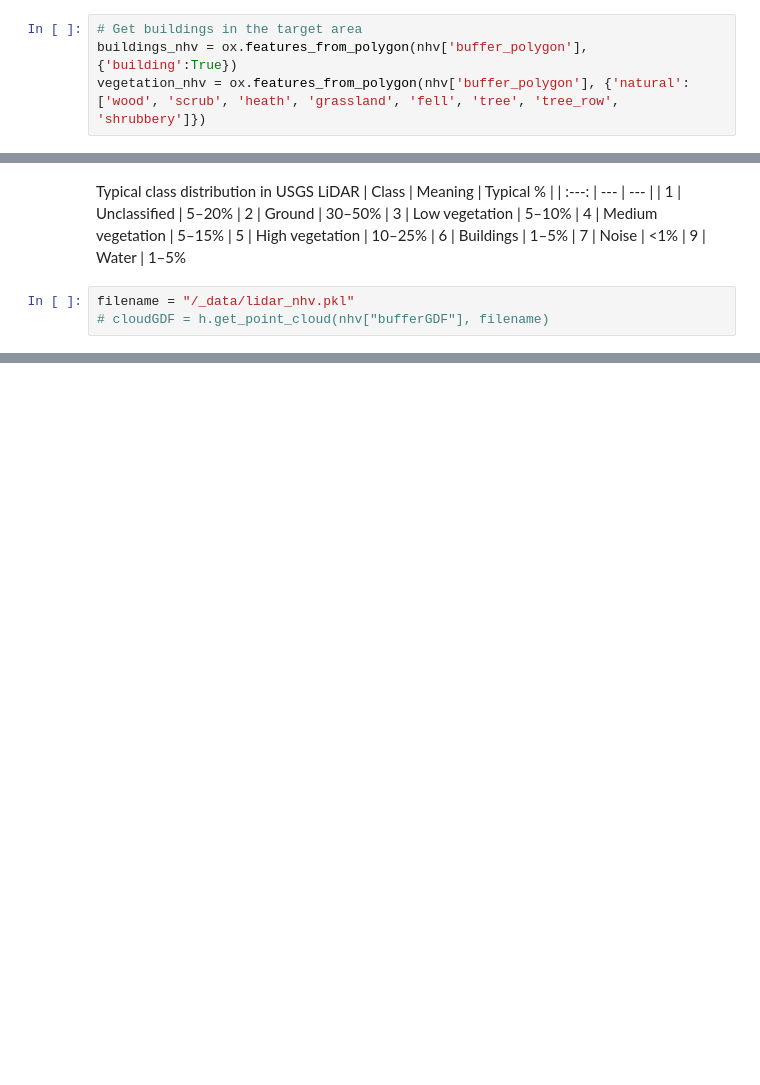
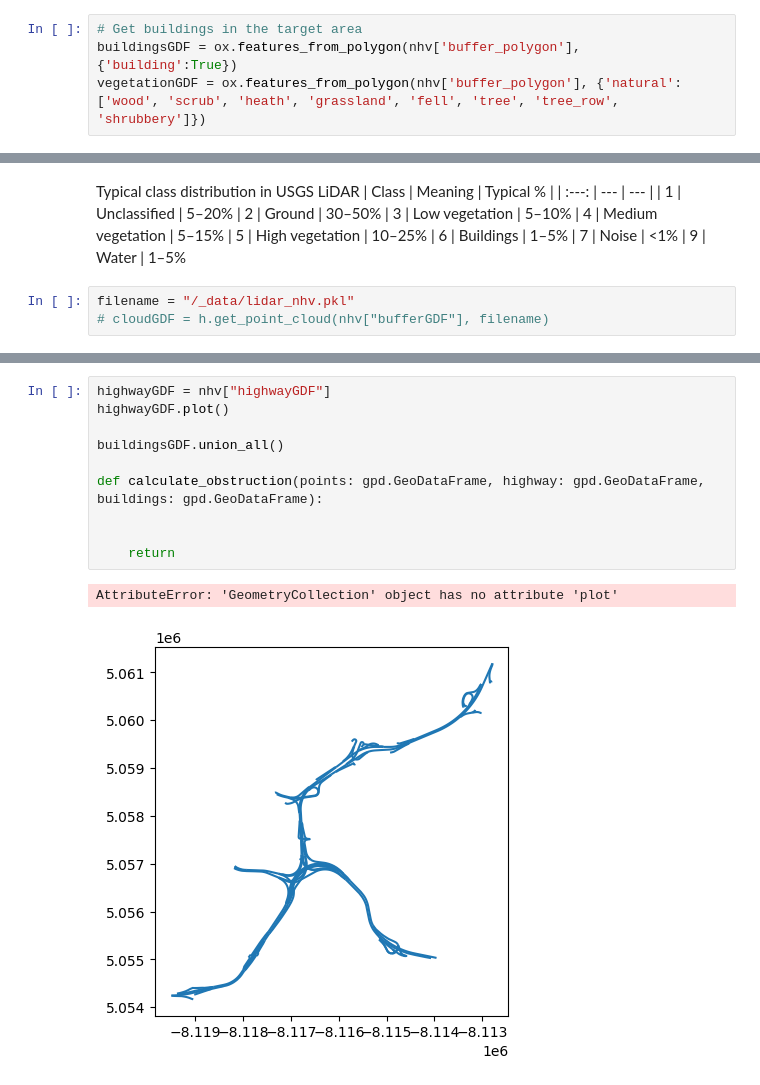
Before and after one commit to mwillen04/highway-noise-lidar, a Jupyter notebook: senior_project.ipynb, the cells around one changed output, grey strips where cells are left out. Saved outputs shown, nothing was run; the diff lists cells and outputs as text; blank space fills up the shorter version.

```diff
--- a/senior_project.ipynb
+++ b/senior_project.ipynb
@@ -235,7 +237,7 @@ plt.show()
 [figure]
 # %%
 # Get buildings in the target area
-buildings_nhv = ox.features_from_polygon(nhv['buffer_polygon'], {'building':True})
-vegetation_nhv = ox.features_from_polygon(nhv['buffer_polygon'], {'natural':['wood', 'scrub', 'heath', 'grassland', 'fell', 'tree', 'tree_row', 'shrubbery']})
+buildingsGDF = ox.features_from_polygon(nhv['buffer_polygon'], {'building':True})
+vegetationGDF = ox.features_from_polygon(nhv['buffer_polygon'], {'natural':['wood', 'scrub', 'heath', 'grassland', 'fell', 'tree', 'tree_row', 'shrubbery']})
 # %%
 fig, ax = plt.subplots(1,2,figsize=(15,10), sharey=True)
@@ -297,0 +338,13 @@ filename = "/_data/lidar_nhv.pkl"
+# %%
+highwayGDF = nhv["highwayGDF"]
+highwayGDF.plot()
+
+buildingsGDF.union_all()
+
+def calculate_obstruction(points: gpd.GeoDataFrame, highway: gpd.GeoDataFrame, buildings: gpd.GeoDataFrame):
+
+
+    return
+# %% [output]
+AttributeError: 'GeometryCollection' object has no attribute 'plot'
+[figure, added]
```
Also changed, not shown: parts of 9 cells of this notebook, 3 other files.
